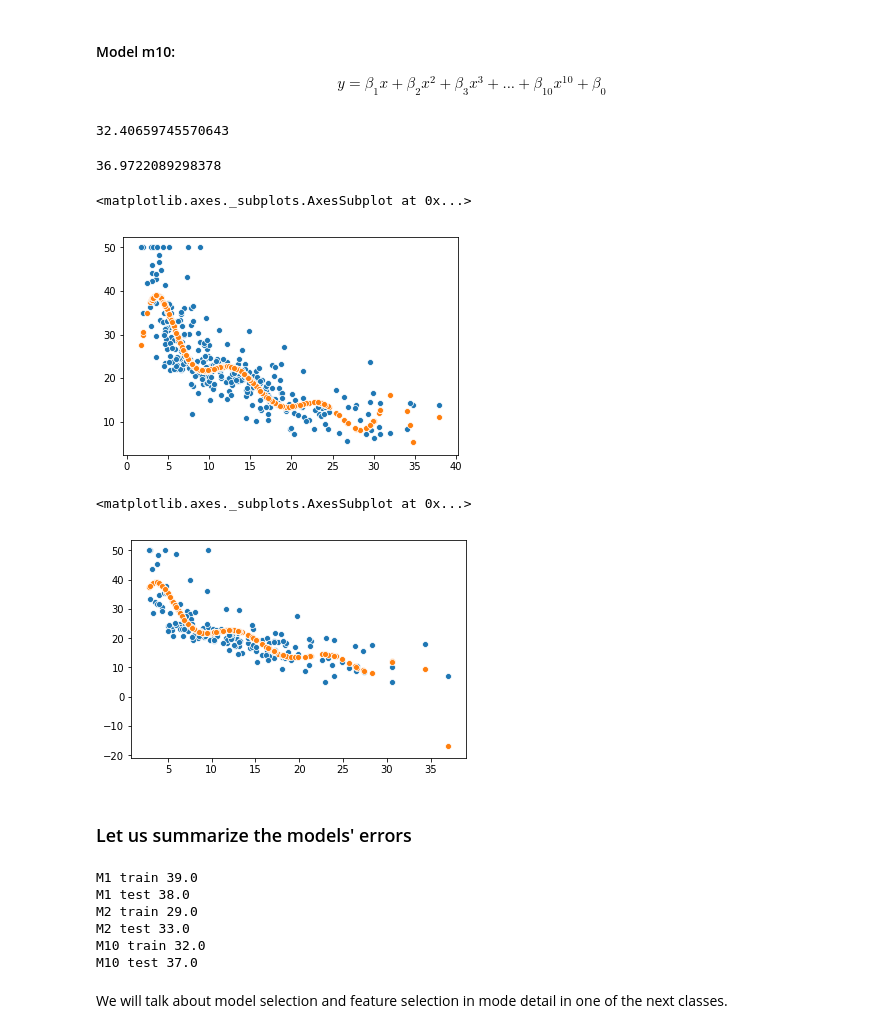
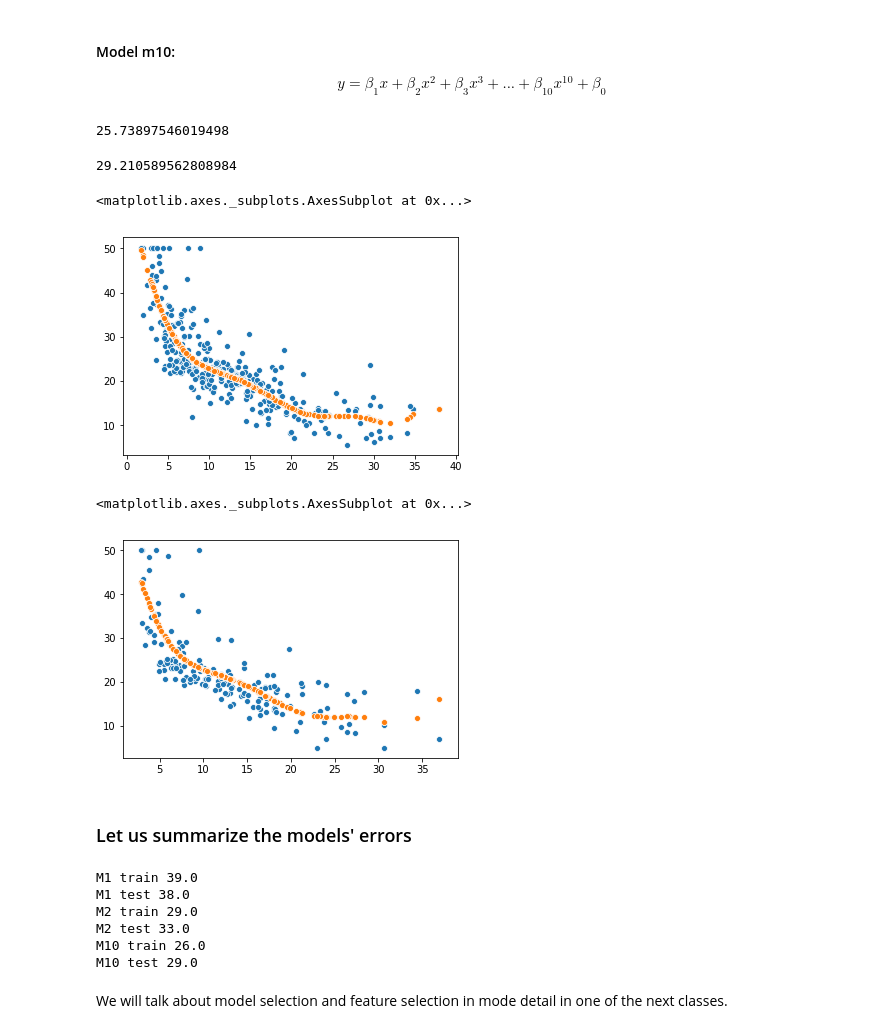
Before and after one commit to biof509/spring2019, a Jupyter notebook: docs/_downloads/Week5.ipynb, the cells around one changed output. Cells and saved outputs as stored; diff of their text form; code cells hidden in the pictures.

```diff
--- a/docs/_downloads/Week5.ipynb
+++ b/docs/_downloads/Week5.ipynb
@@ -191,7 +195,7 @@ sb.scatterplot(X12_test.flatten(), m1_test_predicted)
 $$ y = \beta_1 x + \beta_2 x^2 +  \beta_0 $$
 # %%
 m2 = Pipeline([('poly', PolynomialFeatures(degree=2)),
-                  ('linear', LinearRegression(fit_intercept=False))])
+                  ('linear', LinearRegression(fit_intercept=True))])
 m2.fit(X12_train, y_train)
 m2_train_predicted = m2.predict(X12_train)
 m2_test_predicted = m2.predict(X12_test)
@@ -221,30 +225,30 @@ sb.scatterplot(X12_test.flatten(), m2_test_predicted)
 $$ y = \beta_1 x + \beta_2 x^2 +  \beta_3 x^3 +  ... + \beta_{10} x^{10} + \beta_0 $$
 # %%
 m10 = Pipeline([('poly', PolynomialFeatures(degree=10)),
-                  ('linear', LinearRegression(fit_intercept=False))])
+                  ('linear', LinearRegression(fit_intercept=True))])
 m10.fit(X12_train, y_train)
 m10_train_predicted = m10.predict(X12_train)
 m10_test_predicted = m10.predict(X12_test)
 # %%
-mean_squared_error(y_train, m5_train_predicted)
+mean_squared_error(y_train, m10_train_predicted)
 # %% [output]
-32.40659745570643
+25.73897546019498
 # %%
-mean_squared_error(y_test, m5_test_predicted)
+mean_squared_error(y_test, m10_test_predicted)
 # %% [output]
-36.9722089298378
+29.210589562808984
 # %%
 sb.scatterplot(X12_train.flatten(), y_train)
-sb.scatterplot(X12_train.flatten(), m5_train_predicted)
+sb.scatterplot(X12_train.flatten(), m10_train_predicted)
 # %% [output]
 <matplotlib.axes._subplots.AxesSubplot at 0x...>
-[figure, old version]
+[figure, new version]
 # %%
 sb.scatterplot(X12_test.flatten(), y_test)
-sb.scatterplot(X12_test.flatten(), m5_test_predicted)
+sb.scatterplot(X12_test.flatten(), m10_test_predicted)
 # %% [output]
 <matplotlib.axes._subplots.AxesSubplot at 0x...>
-[figure, old version]
+[figure, new version]
 # %% [markdown]
 ### Let us summarize the models' errors
 # %%
@@ -261,8 +265,8 @@ M1 train 39.0
 M1 test 38.0
 M2 train 29.0
 M2 test 33.0
-M10 train 32.0
-M10 test 37.0
+M10 train 26.0
+M10 test 29.0
 # %% [markdown]
 We will talk about model selection and feature selection in mode detail in one of the next classes.
 # %% [markdown]
```
Also changed, not shown: parts of 22 cells of this notebook, 5 other files.
